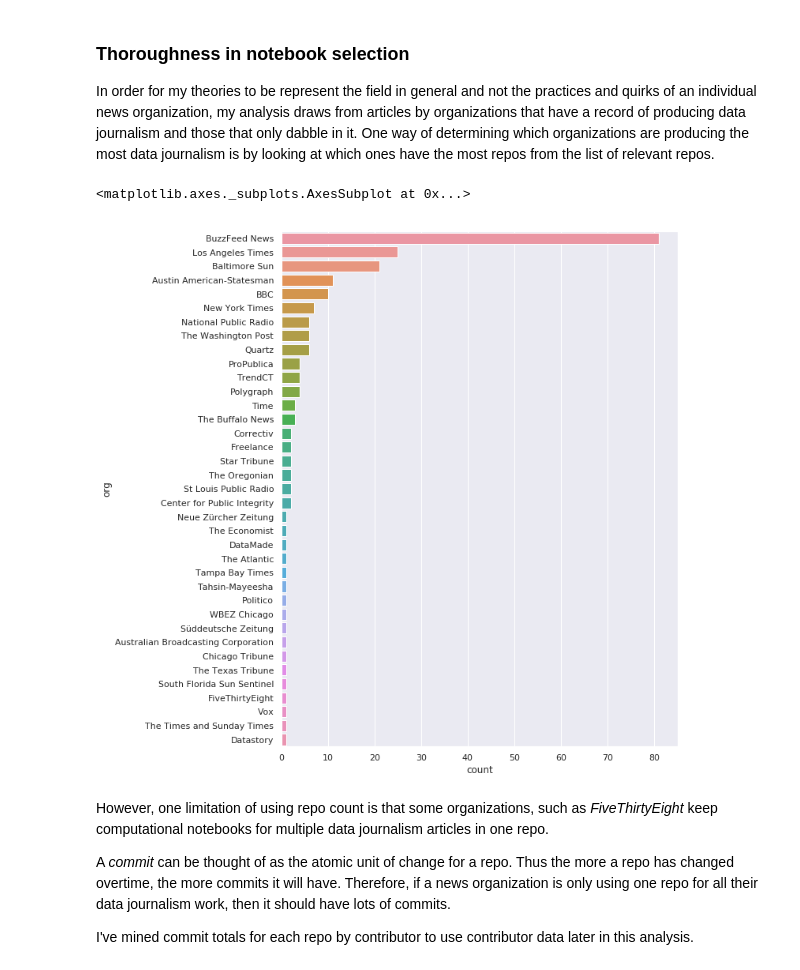
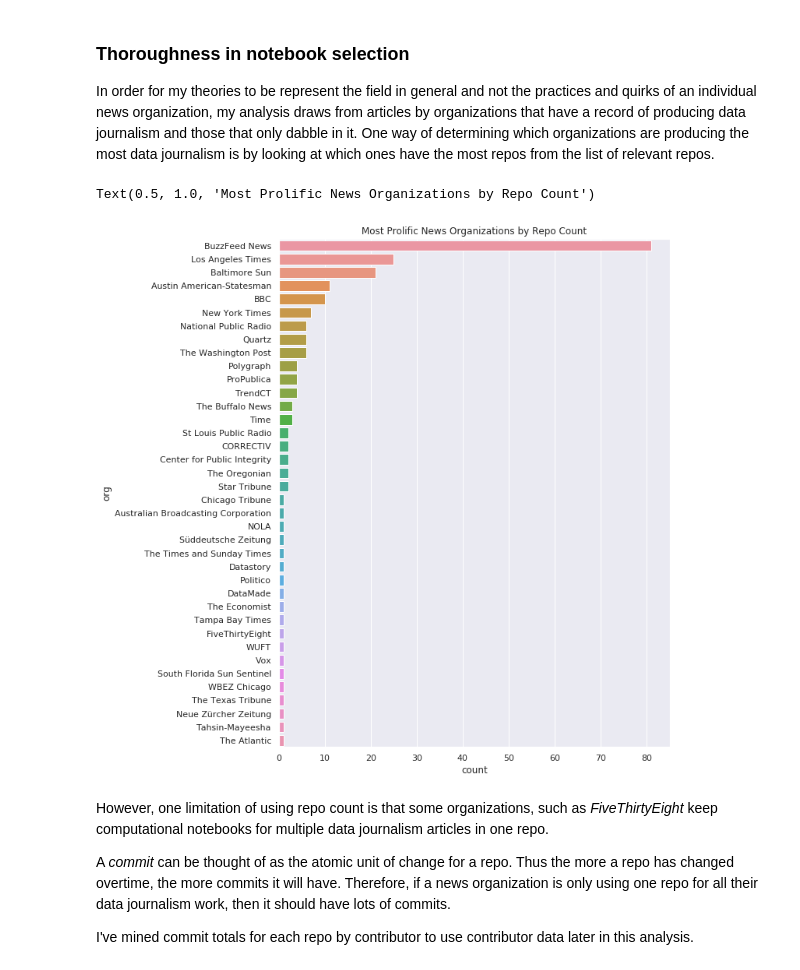
Before and after one commit to steve-kasica/table-scraps, a Jupyter notebook: notebooks-search.ipynb, the cells around one changed output. Cells and saved outputs as stored; diff of their text form; code cells hidden in the pictures.

```diff
--- a/notebooks-search.ipynb
+++ b/notebooks-search.ipynb
@@ -712,6 +712,7 @@ repos['repo'] = repos.url.str.extract(pat='([^\/]+)$')
 repos['owner'] = repos.url.str.extract(pat='\.com\/([^\/]+)\/')
 
 repos['org'] = repos.owner
+
 # Resolve handles to the newspaper or organization
 repos.org = repos.org.replace(to_replace={
     '@datadesk': 'Los Angeles Times',
@@ -740,11 +741,10 @@ repos.org = repos.org.replace(to_replace={
     'TimeMagazine': 'Time',
     'wbez': 'WBEZ Chicago',
     'fivethirtyeight': 'FiveThirtyEight',
-    'beecycles': 'Freelance',
     'statesman': 'Austin American-Statesman',
     'voxmedia': 'Vox',
     'striblab': 'Star Tribune',
-    'correctiv': 'Correctiv',
+    'correctiv': 'CORRECTIV',
     'newsapps': 'Chicago Tribune',
     'theatlantic': 'The Atlantic',
     'tbtimes': 'Tampa Bay Times',
@@ -759,18 +759,24 @@ repos.org = repos.org.replace(to_replace={
     'sueddeutsche': 'Süddeutsche Zeitung',
     'datastory-org': 'Datastory'
 })
+
+# Update the organizations beecycles (Joan Meiners) worked with
+repos.loc[repos.repo == 'Power_of_Irma', 'org'] = 'WUFT'
+repos.loc[repos.repo == 'Endangered-Species-Act-Louisiana', 'org'] = 'NOLA'
 # %% [markdown]
 ### Thoroughness in notebook selection
 
 In order for my theories to be represent the field in general and not the practices and quirks of an individual news organization, my analysis draws from articles by organizations that have a record of producing data journalism and those that only dabble in it. One way of determining which organizations are producing the most data journalism is by looking at which ones have the most repos from the list of relevant repos.
 # %%
 sns.set(rc={'figure.figsize': (9,12)})
-sns.countplot(y='org',
+ax = sns.countplot(y='org',
               data=repos[repos.is_keeper],
-              order=repos[repos.is_keeper].org.value_counts().index) # Plot in descending order
+              order=repos[repos.is_keeper].org.value_counts().index)  # Plot in descending order
+
+ax.set_title('Most Prolific News Organizations by Repo Count')
 # %% [output]
-<matplotlib.axes._subplots.AxesSubplot at 0x...>
+Text(0.5, 1.0, 'Most Prolific News Organizations by Repo Count')
-[figure, old version]
+[figure, new version]
 # %% [markdown]
 However, one limitation of using repo count is that some organizations, such as *FiveThirtyEight* keep computational notebooks for multiple data journalism articles in one repo.
 
```
Also changed, not shown: parts of 3 cells of this notebook, 9 other files.
